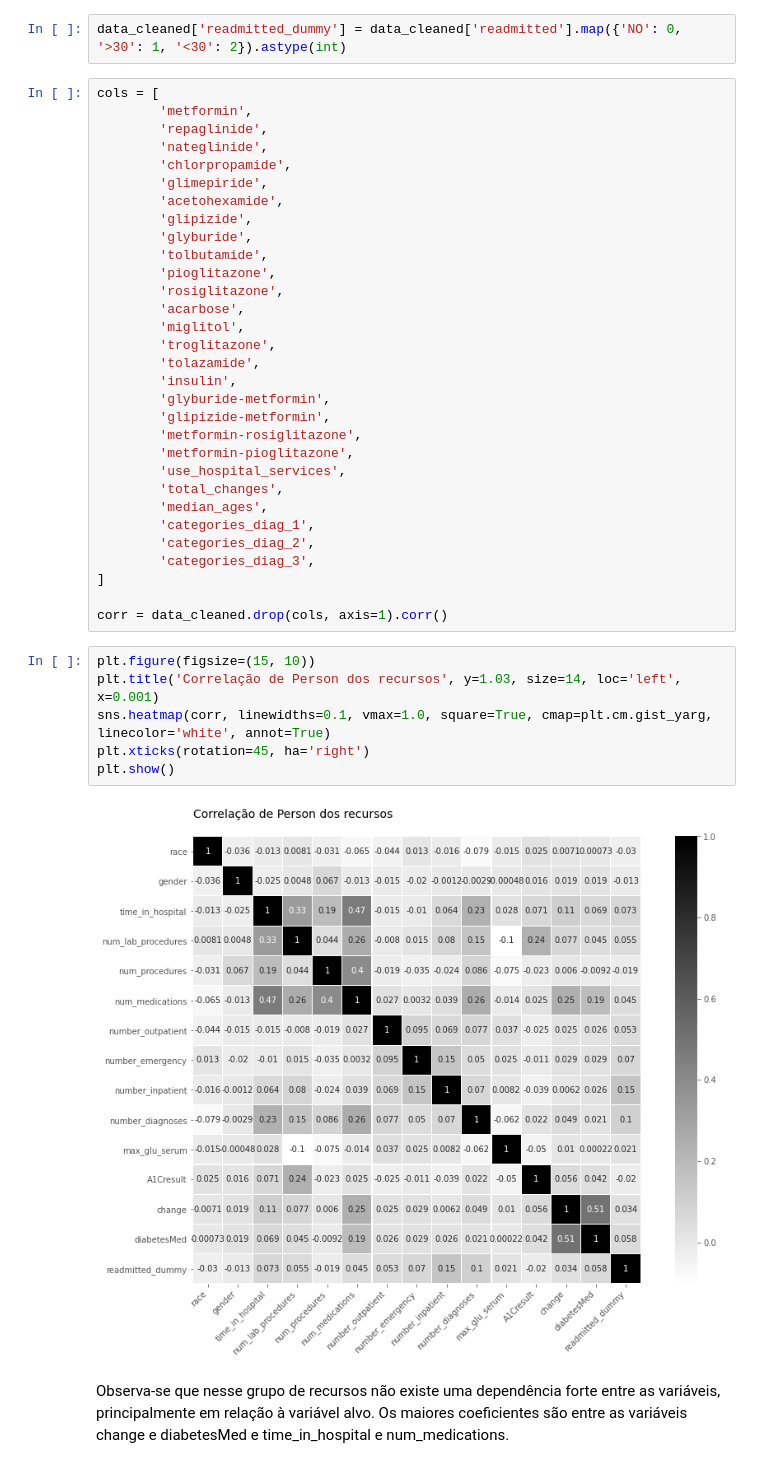
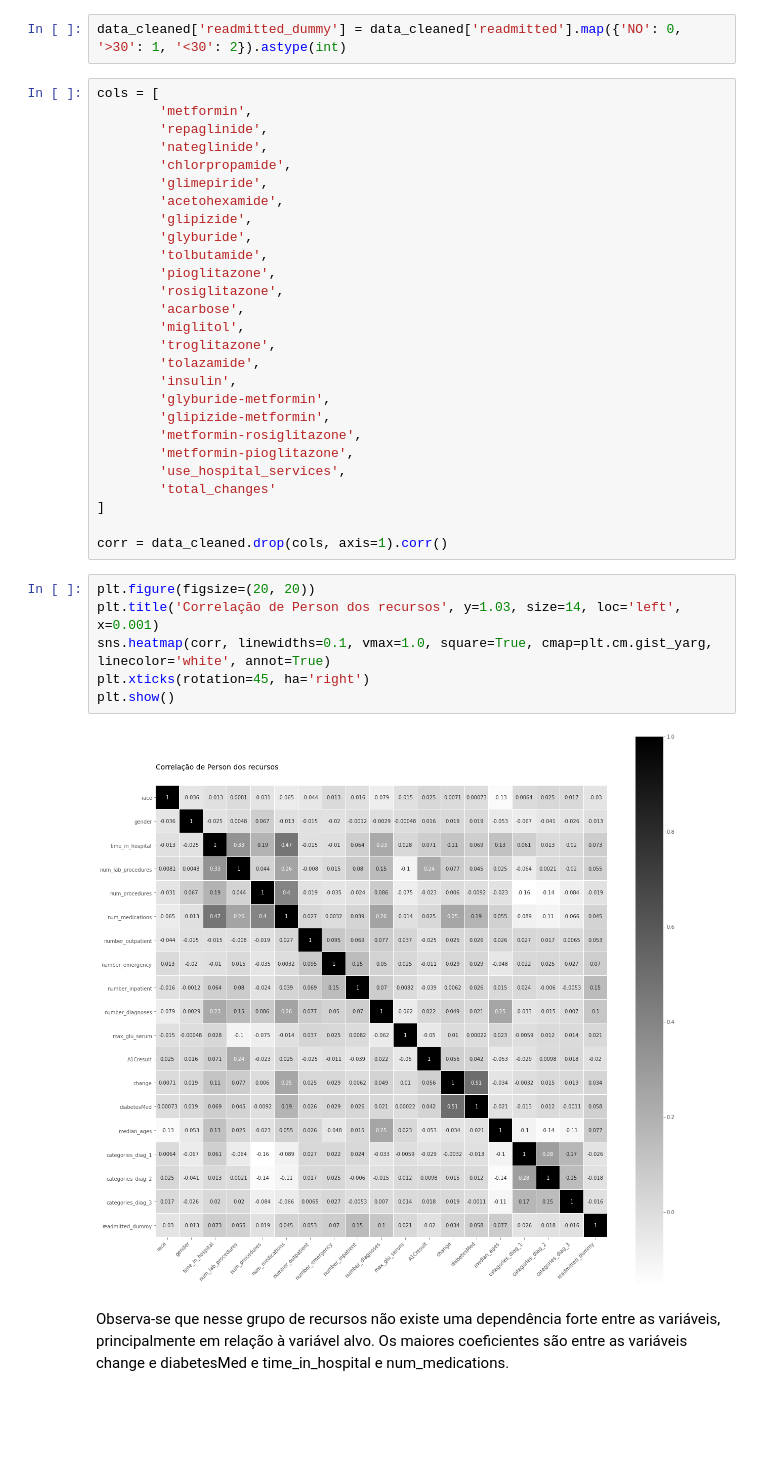
Before and after one commit to LilianeAquino/aed_projeto_3, a Jupyter notebook: template.ipynb, the cells around one changed output. Cells and saved outputs as stored; diff of their text form; blank space fills up the shorter version.

```diff
--- a/template.ipynb
+++ b/template.ipynb
@@ -933,22 +933,18 @@ cols = [
         'metformin-rosiglitazone',
         'metformin-pioglitazone',
         'use_hospital_services',
-        'total_changes',
-        'median_ages',
-        'categories_diag_1',
-        'categories_diag_2',
-        'categories_diag_3',
+        'total_changes'
 ]
 
 corr = data_cleaned.drop(cols, axis=1).corr()
 # %%
-plt.figure(figsize=(15, 10))
+plt.figure(figsize=(20, 20))
 plt.title('Correlação de Person dos recursos', y=1.03, size=14, loc='left', x=0.001)
 sns.heatmap(corr, linewidths=0.1, vmax=1.0, square=True, cmap=plt.cm.gist_yarg, linecolor='white', annot=True)
 plt.xticks(rotation=45, ha='right')
 plt.show()
 # %% [output]
-[figure, old version]
+[figure, new version]
 # %% [markdown]
 Observa-se que nesse grupo de recursos não existe uma dependência forte entre as variáveis, principalmente em relação à variável alvo. Os maiores coeficientes são entre as variáveis change e diabetesMed e time_in_hospital e num_medications.
 # %% [markdown]
```
